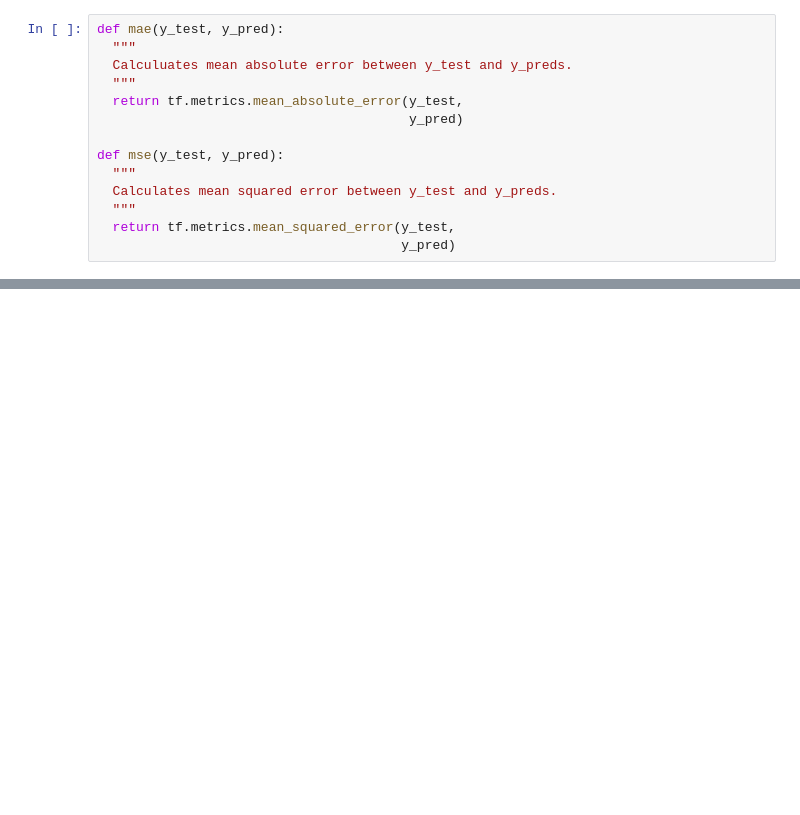
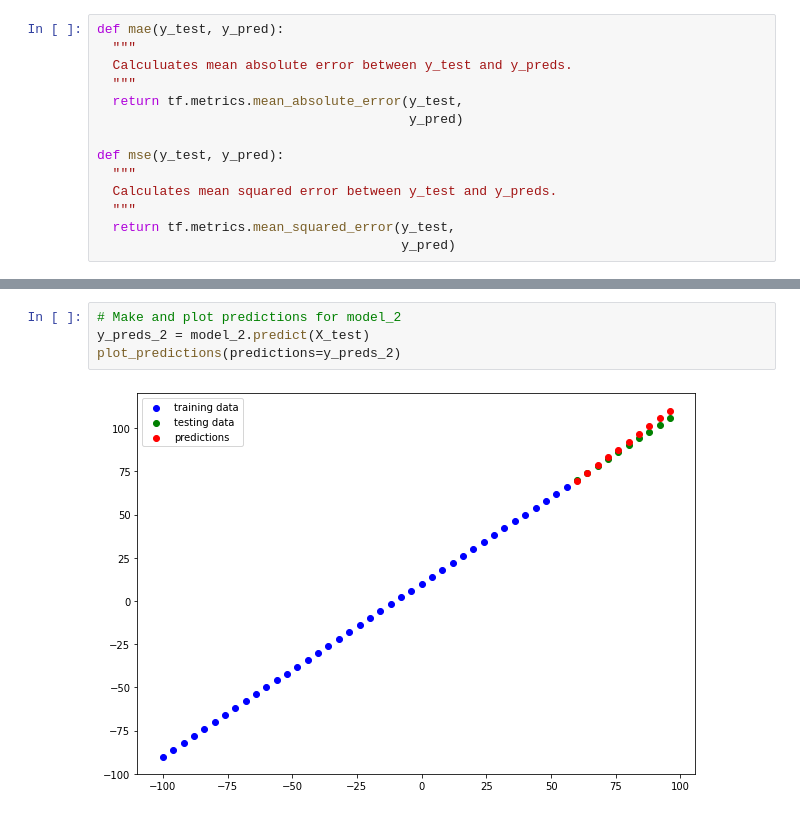
Before and after one commit to realtechz/Tensorflow_zero_to_mastery, a Jupyter notebook: 01_TF_regression/01_NN_regression_with_TF.ipynb, the cells around one changed output, grey strips where cells are left out. Saved outputs shown, nothing was run; the diff lists cells and outputs as text; blank space fills up the shorter version.

```diff
--- a/01_TF_regression/01_NN_regression_with_TF.ipynb
+++ b/01_TF_regression/01_NN_regression_with_TF.ipynb
@@ -566,0 +640,6 @@ def mse(y_test, y_pred):
+# %%
+# Make and plot predictions for model_2
+y_preds_2 = model_2.predict(X_test)
+plot_predictions(predictions=y_preds_2)
+# %% [output]
+[figure, added]
```
Also changed, not shown: parts of 25 cells of this notebook.
